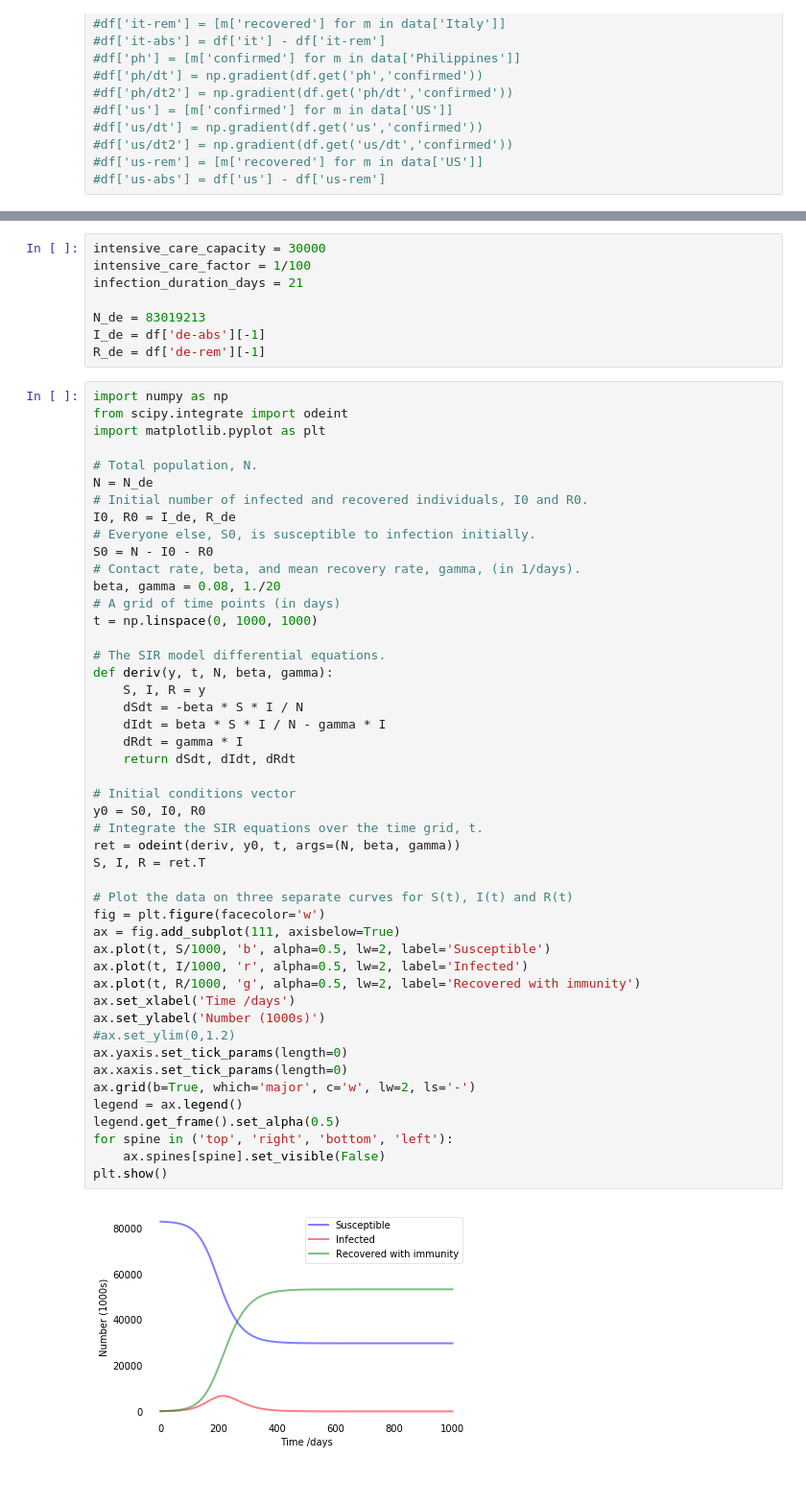
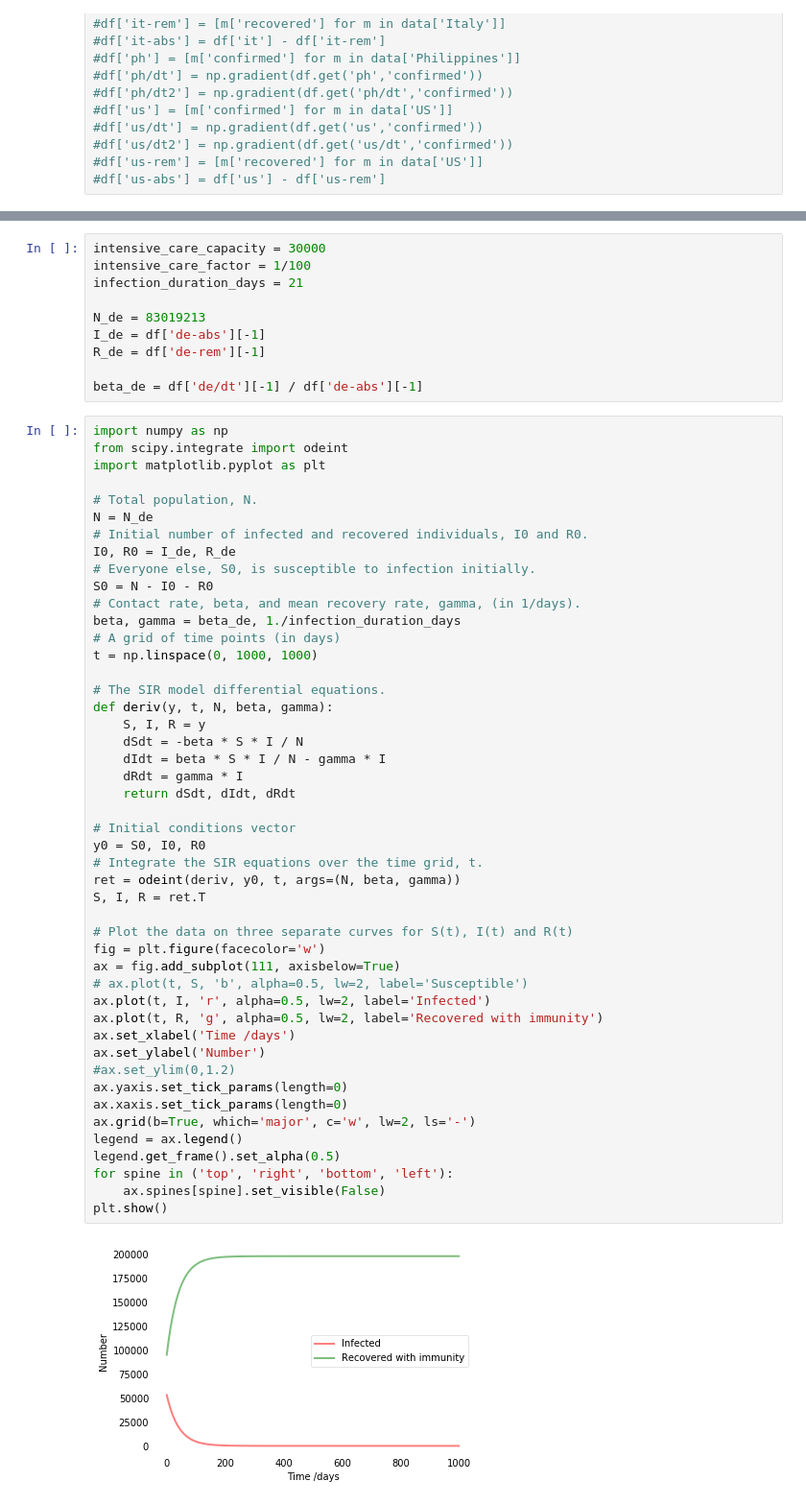
Before and after one commit to kschwank/corona-notebook, a Jupyter notebook: CoronaDevelopment.ipynb, the cells around one changed output, grey strips where cells are left out. Shown at 96% size. Drawn from its saved outputs; the diff is of its cells as text.

```diff
--- a/CoronaDevelopment.ipynb
+++ b/CoronaDevelopment.ipynb
@@ -62,6 +62,8 @@ infection_duration_days = 21
 N_de = 83019213
 I_de = df['de-abs'][-1]
 R_de = df['de-rem'][-1]
+
+beta_de = df['de/dt'][-1] / df['de-abs'][-1]
 # %%
 import numpy as np
 from scipy.integrate import odeint
@@ -74,40 +76,40 @@ I0, R0 = I_de, R_de
 # Everyone else, S0, is susceptible to infection initially.
 S0 = N - I0 - R0
 # Contact rate, beta, and mean recovery rate, gamma, (in 1/days).
-beta, gamma = 0.08, 1./20
+beta, gamma = beta_de, 1./infection_duration_days
 # A grid of time points (in days)
 t = np.linspace(0, 1000, 1000)
 
 # The SIR model differential equations.
 def deriv(y, t, N, beta, gamma):
     S, I, R = y
     dSdt = -beta * S * I / N
     dIdt = beta * S * I / N - gamma * I
     dRdt = gamma * I
     return dSdt, dIdt, dRdt
 
 # Initial conditions vector
 y0 = S0, I0, R0
 # Integrate the SIR equations over the time grid, t.
 ret = odeint(deriv, y0, t, args=(N, beta, gamma))
 S, I, R = ret.T
 
 # Plot the data on three separate curves for S(t), I(t) and R(t)
 fig = plt.figure(facecolor='w')
 ax = fig.add_subplot(111, axisbelow=True)
-ax.plot(t, S/1000, 'b', alpha=0.5, lw=2, label='Susceptible')
-ax.plot(t, I/1000, 'r', alpha=0.5, lw=2, label='Infected')
-ax.plot(t, R/1000, 'g', alpha=0.5, lw=2, label='Recovered with immunity')
+# ax.plot(t, S, 'b', alpha=0.5, lw=2, label='Susceptible')
+ax.plot(t, I, 'r', alpha=0.5, lw=2, label='Infected')
+ax.plot(t, R, 'g', alpha=0.5, lw=2, label='Recovered with immunity')
 ax.set_xlabel('Time /days')
-ax.set_ylabel('Number (1000s)')
+ax.set_ylabel('Number')
 #ax.set_ylim(0,1.2)
 ax.yaxis.set_tick_params(length=0)
 ax.xaxis.set_tick_params(length=0)
 ax.grid(b=True, which='major', c='w', lw=2, ls='-')
 legend = ax.legend()
 legend.get_frame().set_alpha(0.5)
 for spine in ('top', 'right', 'bottom', 'left'):
     ax.spines[spine].set_visible(False)
 plt.show()
 # %% [output]
-[figure, old version]
+[figure, new version]
```
Also changed, not shown: parts of 5 cells of this notebook.
